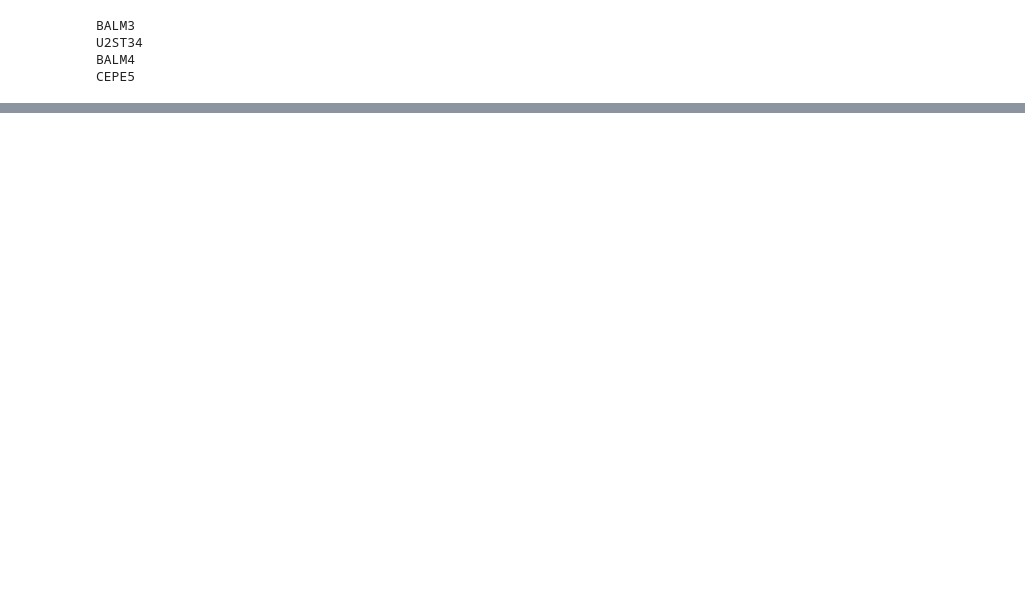
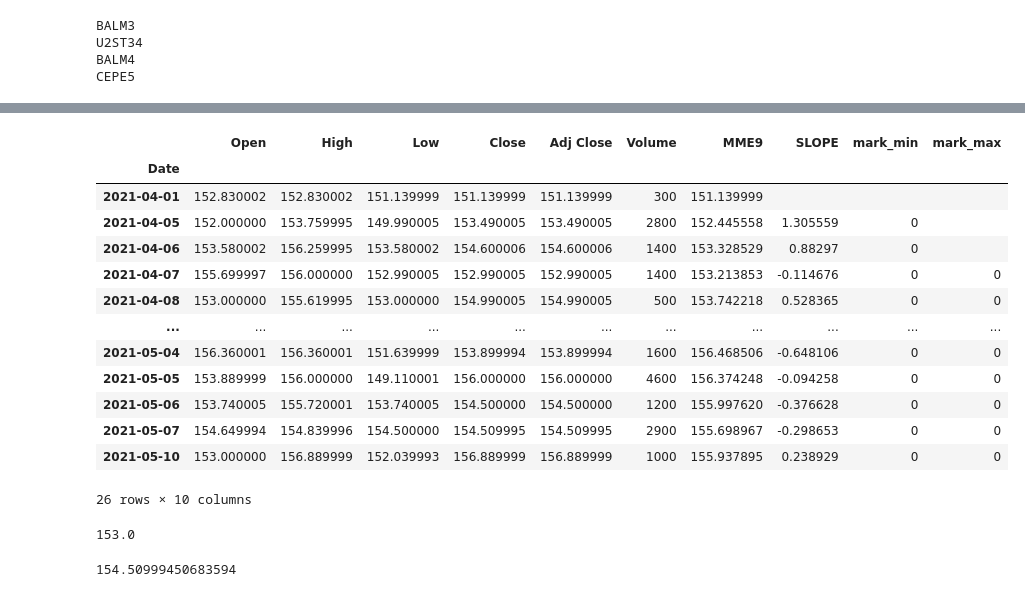
Before and after one commit to Henrique-Gomes/setup9.2, a Jupyter notebook: setup9.2.ipynb, the cells around one changed output, grey strips where cells are left out. Cells and saved outputs as stored; diff of their text form; code cells hidden in the pictures; blank space fills up the shorter version.

```diff
--- a/setup9.2.ipynb
+++ b/setup9.2.ipynb
@@ -11,23 +28,0 @@ yf.pdr_override()
-# %%
-pd.set_option('display.max_rows', 10)
-
-df = pd.DataFrame();
-
-df = pd.read_csv('TICKERS.csv')
-
-df.columns = ['empresa','ticker1','ticker2','ticker3']
-
-df = df.melt(id_vars=['empresa'])
-
-df.drop(columns=['variable','empresa'],inplace=True)
-
-df.dropna(inplace=True)
-
-df= df.sort_values('value')
-
-df.index = range(df.shape[0])
-
-
-#df to csv
-#compression_opts = dict(method='zip',archive_name='out.csv')
-#df.to_csv('out.zip', index=False,compression=compression_opts)
@@ -87,7 +63,11 @@ map directly to c-types [inferred_type->mixed,key->block0_values] [items->Index(
 # carregar data frame
 df = pd.DataFrame();
 aux = [];
-df = pd.read_hdf('b3test.h5', 'obj1');
+df = pd.read_hdf('df.h5', 'obj1');
+for i in range(df.shape[0]-1,-1,-1):
+    if df.iloc[i,1].shape[0] <= 3:
+        df = df.drop(df.index[i])
+df.index = range(df.shape[0])
 for i in range(df.shape[0]):
     aux.append(df.iloc[i,1])
 # %%
@@ -106,6 +86,9 @@ for i in range(df.shape[0]):
     df2 = df.iloc[i,1].append(web.get_data_yahoo(df.iloc[i,0]+'.sa',start=data))
     df2 = df2[~df2.index.duplicated(keep='first')]
     df.iat[i,1] = df2
+    aux.append(df.iloc[i,1])
+    #if aux[i].shape[0] < 3:
+    #    df = df.drop(df.index[i])
 # %% [output]
 [*********************100%***********************]  1 of 1 completed
 [*********************100%***********************]  1 of 1 completed
@@ -286,0 +285,25 @@ df_setup_92_armado.to_csv('out.zip', index=False,compression=compression_opts)
+# %%
+df.iloc[87,1]
+# %% [output]
+|  | Open | High | Low | Close | Adj Close | Volume | MME9 | SLOPE | mark_min | mark_max |
+| Date |  |  |  |  |  |  |  |  |  |  |
+| 2021-04-01 | 152.830002 | 152.830002 | 151.139999 | 151.139999 | 151.139999 | 300 | 151.139999 |  |  |  |
+| 2021-04-05 | 152.000000 | 153.759995 | 149.990005 | 153.490005 | 153.490005 | 2800 | 152.445558 | 1.305559 | 0 |  |
+| 2021-04-06 | 153.580002 | 156.259995 | 153.580002 | 154.600006 | 154.600006 | 1400 | 153.328529 | 0.88297 | 0 |  |
+| 2021-04-07 | 155.699997 | 156.000000 | 152.990005 | 152.990005 | 152.990005 | 1400 | 153.213853 | -0.114676 | 0 | 0 |
+| 2021-04-08 | 153.000000 | 155.619995 | 153.000000 | 154.990005 | 154.990005 | 500 | 153.742218 | 0.528365 | 0 | 0 |
+| ... | ... | ... | ... | ... | ... | ... | ... | ... | ... | ... |
+| 2021-05-04 | 156.360001 | 156.360001 | 151.639999 | 153.899994 | 153.899994 | 1600 | 156.468506 | -0.648106 | 0 | 0 |
+| 2021-05-05 | 153.889999 | 156.000000 | 149.110001 | 156.000000 | 156.000000 | 4600 | 156.374248 | -0.094258 | 0 | 0 |
+| 2021-05-06 | 153.740005 | 155.720001 | 153.740005 | 154.500000 | 154.500000 | 1200 | 155.997620 | -0.376628 | 0 | 0 |
+| 2021-05-07 | 154.649994 | 154.839996 | 154.500000 | 154.509995 | 154.509995 | 2900 | 155.698967 | -0.298653 | 0 | 0 |
+| 2021-05-10 | 153.000000 | 156.889999 | 152.039993 | 156.889999 | 156.889999 | 1000 | 155.937895 | 0.238929 | 0 | 0 |
+26 rows × 10 columns
+# %%
+aux[87].Open[aux[87].shape[0]-1]
+# %% [output]
+153.0
+# %%
+aux[87].Close[aux[87].shape[0]-2]
+# %% [output]
+154.50999450683594
```
Also changed, not shown: parts of 23 cells of this notebook.
